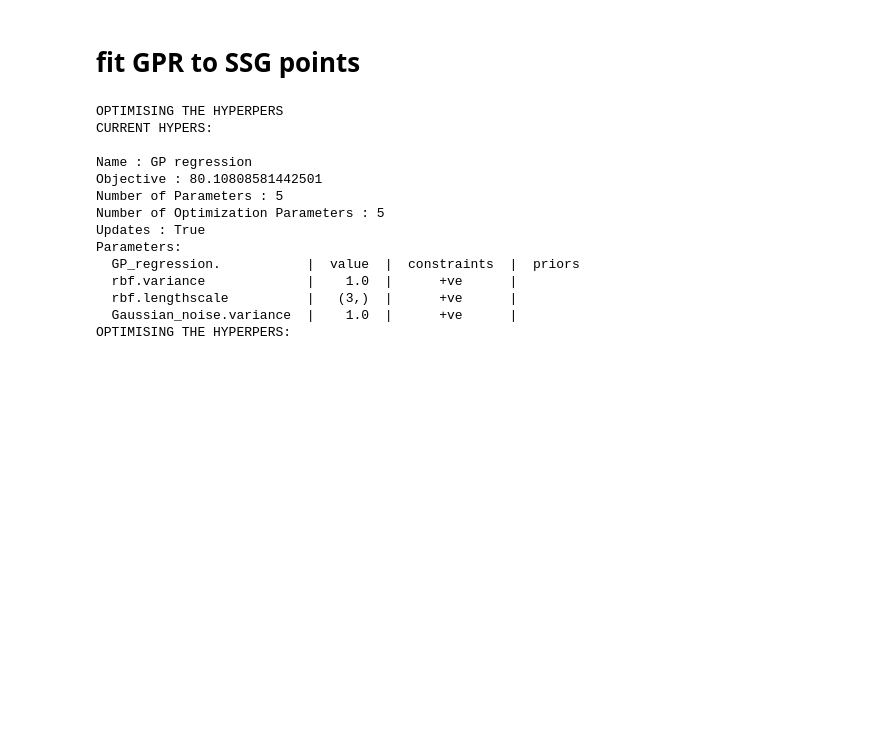
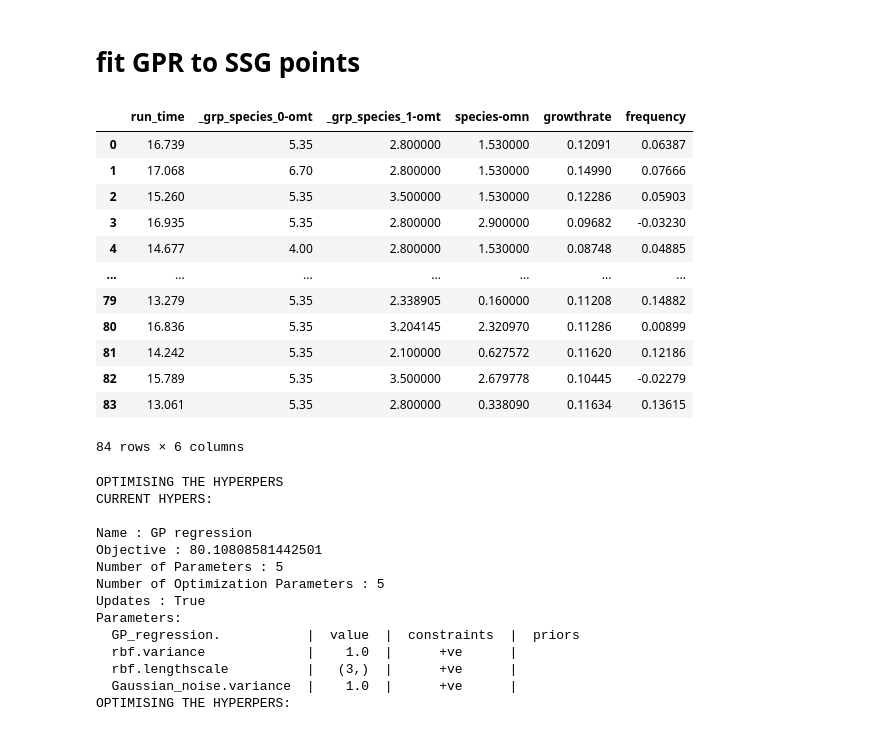
Before and after one commit to DanHarJor/GENE_UQ, a Jupyter notebook: modeTransitionTest.ipynb, the cells around one changed output. Saved outputs shown, nothing was run; the diff lists cells and outputs as text; code cells hidden in the pictures; blank space fills up the shorter version.

```diff
--- a/modeTransitionTest.ipynb
+++ b/modeTransitionTest.ipynb
@@ -554,6 +572,22 @@ test IS LOADED
 [figure]
 # %% [markdown]
 # fit GPR to SSG points
+# %%
+ssg_data.df
+# %% [output]
+|  | run_time | _grp_species_0-omt | _grp_species_1-omt | species-omn | growthrate | frequency |
+| 0 | 16.739 | 5.35 | 2.800000 | 1.530000 | 0.12091 | 0.06387 |
+| 1 | 17.068 | 6.70 | 2.800000 | 1.530000 | 0.14990 | 0.07666 |
+| 2 | 15.260 | 5.35 | 3.500000 | 1.530000 | 0.12286 | 0.05903 |
+| 3 | 16.935 | 5.35 | 2.800000 | 2.900000 | 0.09682 | -0.03230 |
+| 4 | 14.677 | 4.00 | 2.800000 | 1.530000 | 0.08748 | 0.04885 |
+| ... | ... | ... | ... | ... | ... | ... |
+| 79 | 13.279 | 5.35 | 2.338905 | 0.160000 | 0.11208 | 0.14882 |
+| 80 | 16.836 | 5.35 | 3.204145 | 2.320970 | 0.11286 | 0.00899 |
+| 81 | 14.242 | 5.35 | 2.100000 | 0.627572 | 0.11620 | 0.12186 |
+| 82 | 15.789 | 5.35 | 3.500000 | 2.679778 | 0.10445 | -0.02279 |
+| 83 | 13.061 | 5.35 | 2.800000 | 0.338090 | 0.11634 | 0.13615 |
+84 rows × 6 columns
 # %%
 from GENE_ML.gene_ml.models.GPR import GPR
 gpr = GPR(name='gpr_ssg_points_gt')
```
Also changed, not shown: parts of 2 cells of this notebook, 1 other file.
